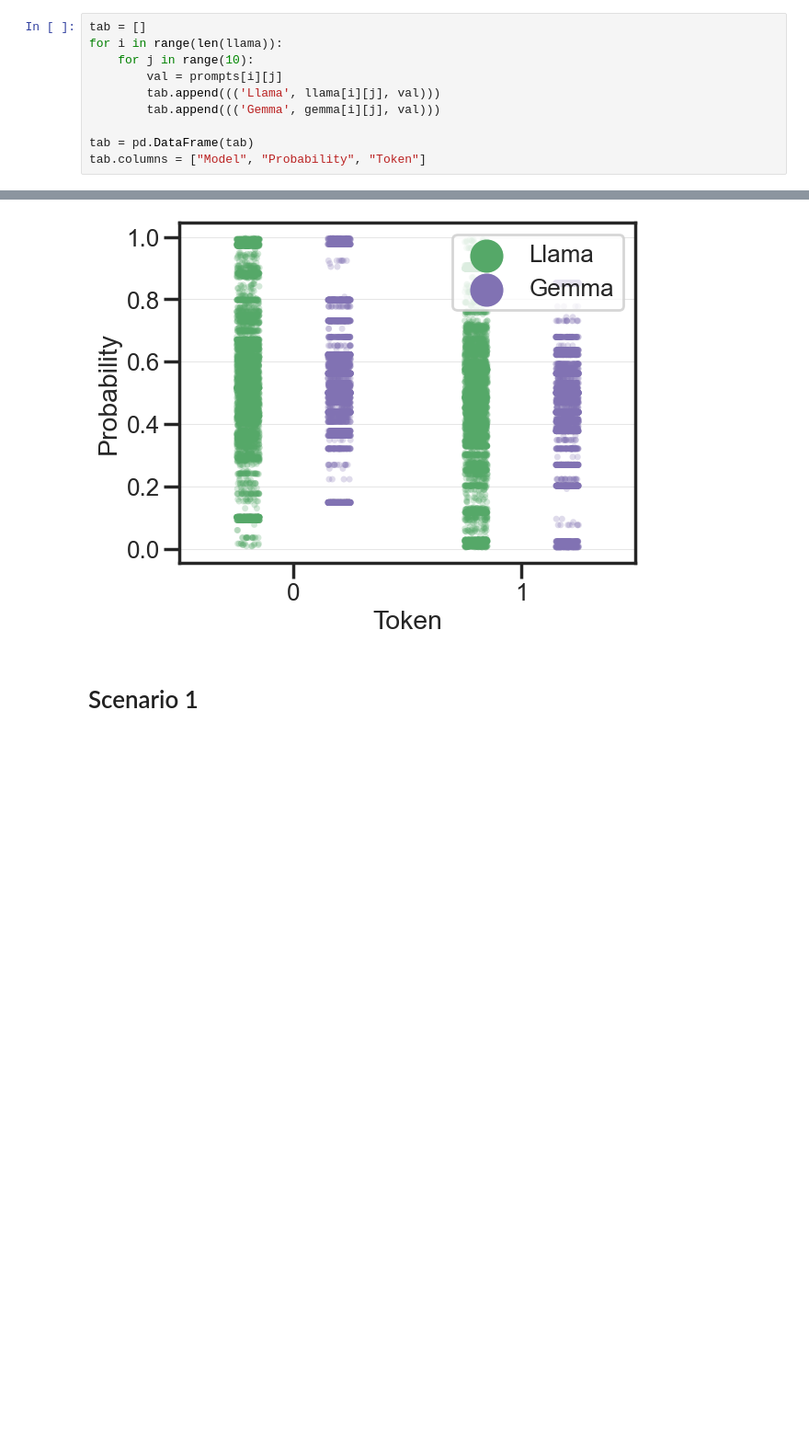
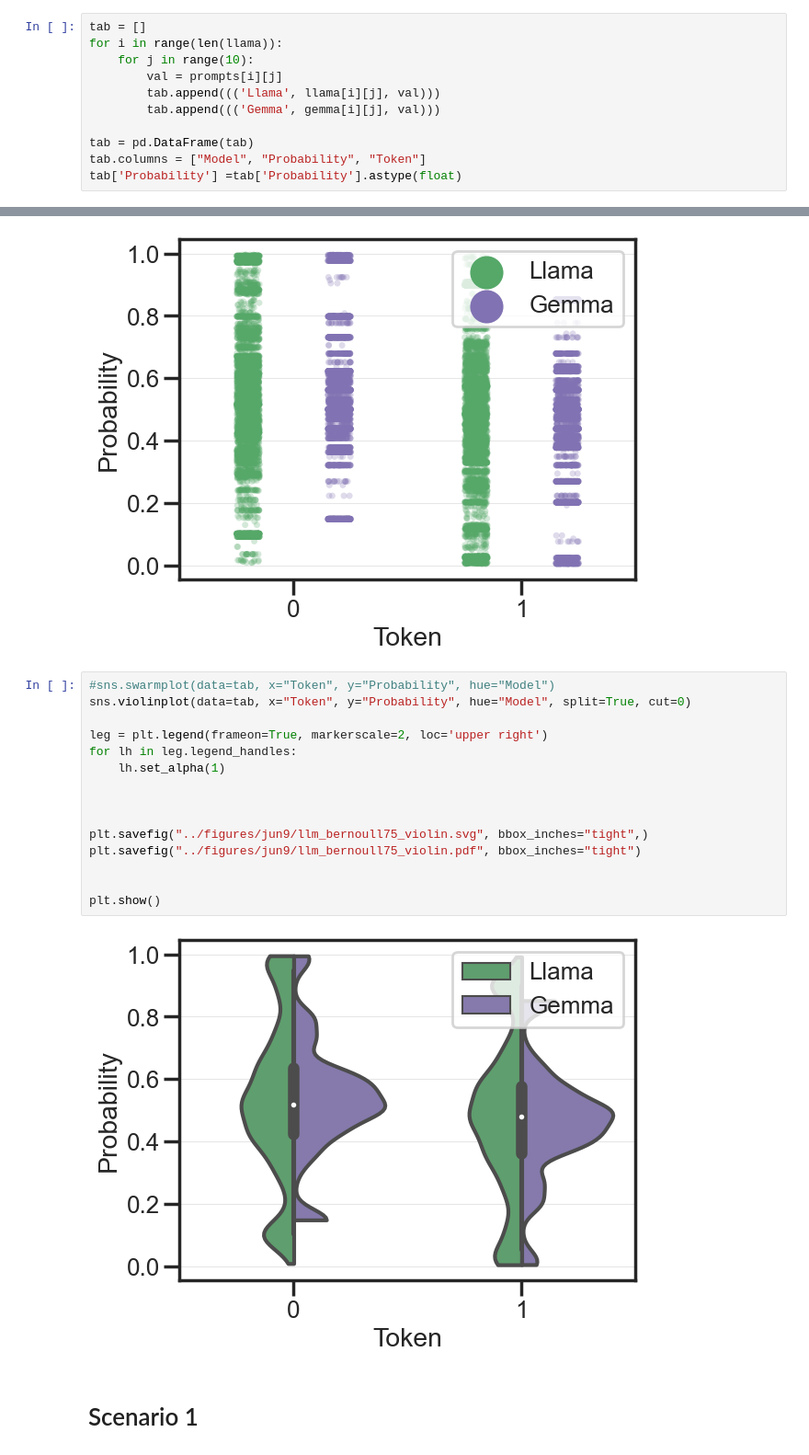
Before and after one commit to YuxinB/ProL, a Jupyter notebook: llm/notebooks/llm_prob.ipynb, the cells around one changed output, grey strips where cells are left out. Shown at 92% size. Drawn from its saved outputs; the diff is of its cells as text; blank space fills up the shorter version.

```diff
--- a/llm/notebooks/llm_prob.ipynb
+++ b/llm/notebooks/llm_prob.ipynb
@@ -23,6 +23,7 @@ for i in range(len(llama)):
 
 tab = pd.DataFrame(tab)
 tab.columns = ["Model", "Probability", "Token"]
+tab['Probability'] =tab['Probability'].astype(float)
 # %%
 tab
 # %% [output]
@@ -83,6 +84,23 @@ plt.savefig("../figures/jun9/llm_bernoull75_strip.pdf", bbox_inches="tight")
 plt.show()
 # %% [output]
 [figure]
+# %%
+#sns.swarmplot(data=tab, x="Token", y="Probability", hue="Model")
+sns.violinplot(data=tab, x="Token", y="Probability", hue="Model", split=True, cut=0)
+
+leg = plt.legend(frameon=True, markerscale=2, loc='upper right')
+for lh in leg.legend_handles:
+    lh.set_alpha(1)
+
+
+
+plt.savefig("../figures/jun9/llm_bernoull75_violin.svg", bbox_inches="tight",)
+plt.savefig("../figures/jun9/llm_bernoull75_violin.pdf", bbox_inches="tight")
+
+
+plt.show()
+# %% [output]
+[figure, added]
 # %% [markdown]
 # Scenario 1
 # %%
```
Also changed, not shown: parts of 8 cells of this notebook, 10 other files.
